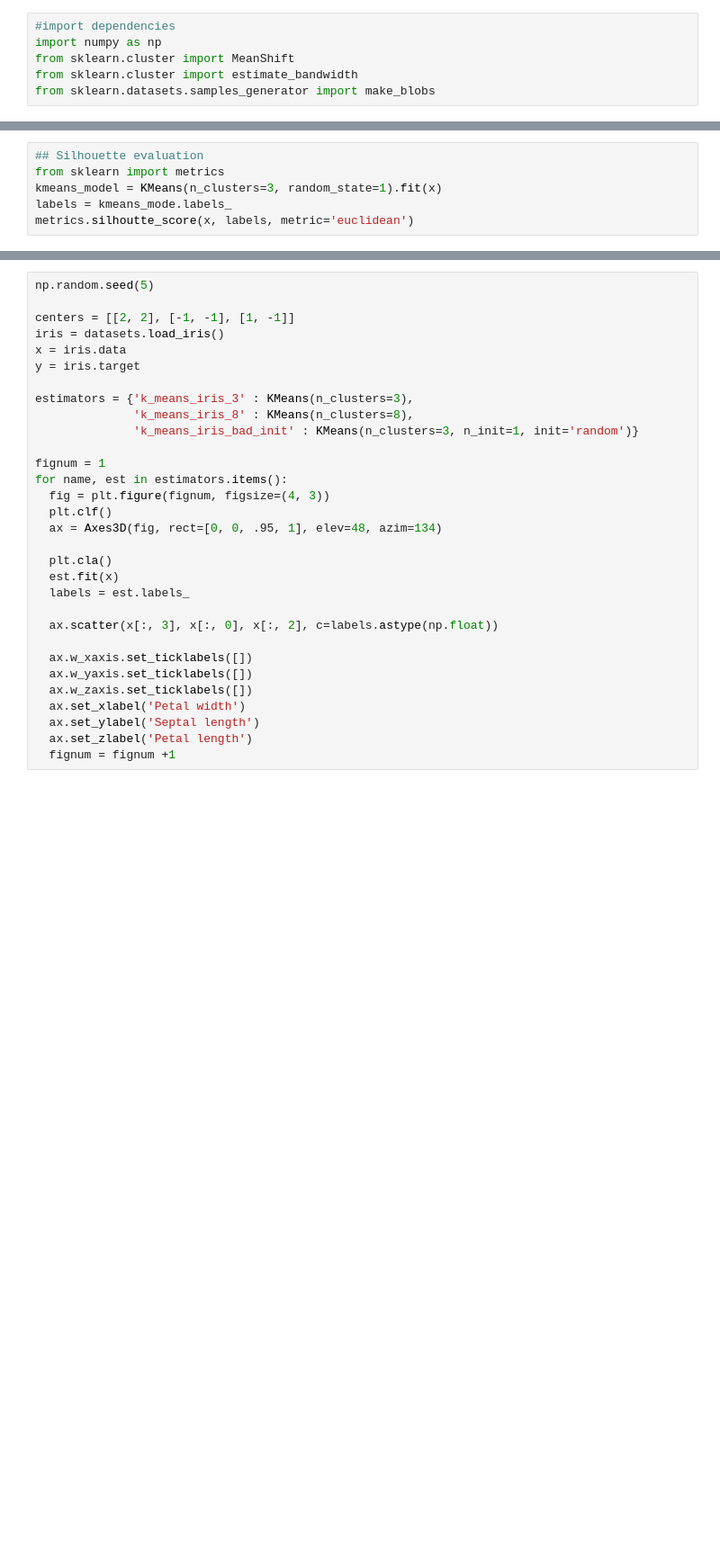
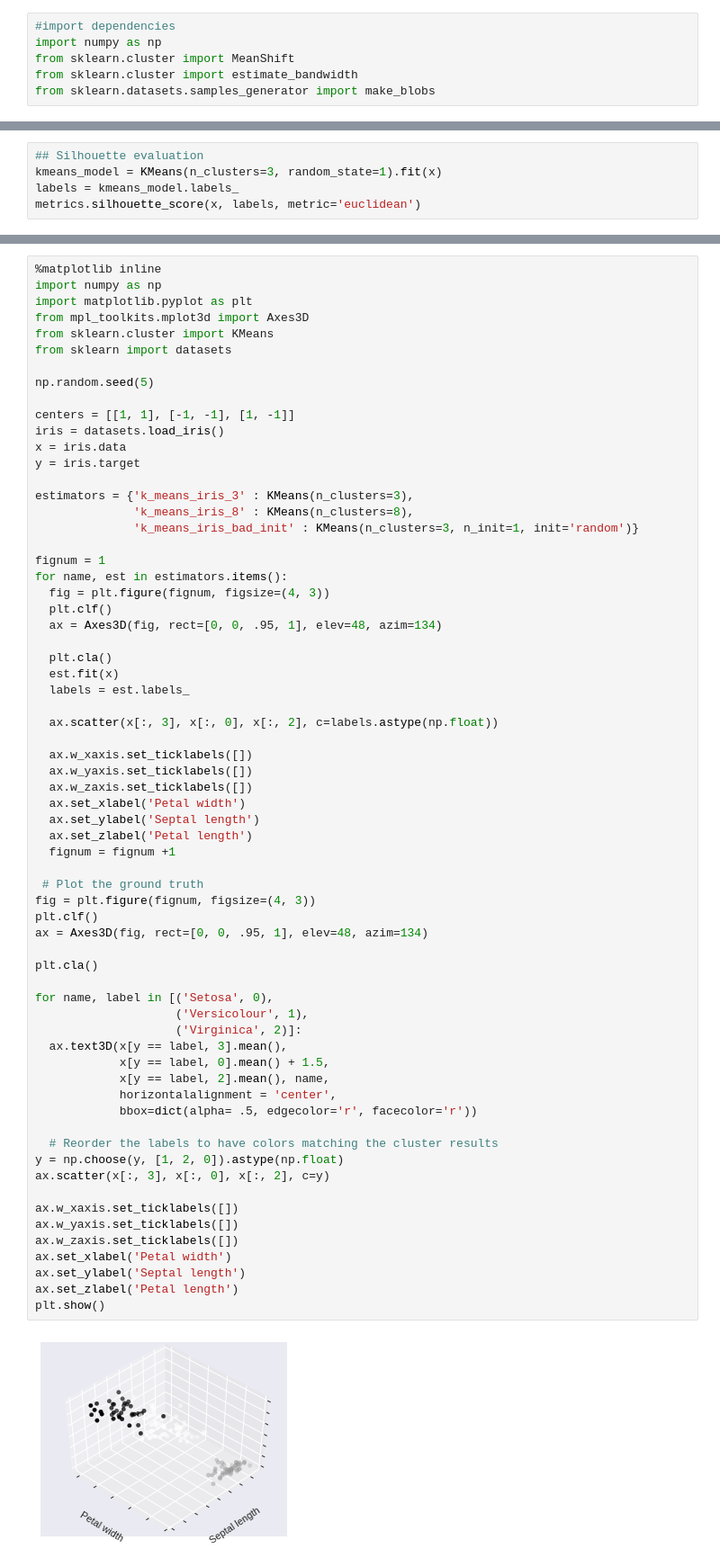
Before and after one commit to lutherkhill/iris_clustering, a Jupyter notebook: clustering.ipynb, the cells around one changed output, grey strips where cells are left out. Shown at 90% size. Drawn from its saved outputs; the diff is of its cells as text; blank space fills up the shorter version.

```diff
--- a/clustering.ipynb
+++ b/clustering.ipynb
@@ -43,6 +54,5 @@ for k, col in zip(range(n_clusters_), colors):
 # %%
 ## Silhouette evaluation
-from sklearn import metrics
 kmeans_model = KMeans(n_clusters=3, random_state=1).fit(x)
-labels = kmeans_mode.labels_
-metrics.silhoutte_score(x, labels, metric='euclidean')
+labels = kmeans_model.labels_
+metrics.silhouette_score(x, labels, metric='euclidean')
@@ -55,31 +61,68 @@ from sklearn import datasets
 # %%
+%matplotlib inline
+import numpy as np
+import matplotlib.pyplot as plt
+from mpl_toolkits.mplot3d import Axes3D
+from sklearn.cluster import KMeans
+from sklearn import datasets
+
 np.random.seed(5)
 
-centers = [[2, 2], [-1, -1], [1, -1]]
+centers = [[1, 1], [-1, -1], [1, -1]]
 iris = datasets.load_iris()
 x = iris.data
 y = iris.target
 
 estimators = {'k_means_iris_3' : KMeans(n_clusters=3),
               'k_means_iris_8' : KMeans(n_clusters=8),
               'k_means_iris_bad_init' : KMeans(n_clusters=3, n_init=1, init='random')}
 
 fignum = 1
 for name, est in estimators.items():
   fig = plt.figure(fignum, figsize=(4, 3))
   plt.clf()
   ax = Axes3D(fig, rect=[0, 0, .95, 1], elev=48, azim=134)
 
   plt.cla()
   est.fit(x)
   labels = est.labels_
 
   ax.scatter(x[:, 3], x[:, 0], x[:, 2], c=labels.astype(np.float))
 
   ax.w_xaxis.set_ticklabels([])
   ax.w_yaxis.set_ticklabels([])
   ax.w_zaxis.set_ticklabels([])
   ax.set_xlabel('Petal width')
   ax.set_ylabel('Septal length')
   ax.set_zlabel('Petal length')
   fignum = fignum +1
+
+ # Plot the ground truth
+fig = plt.figure(fignum, figsize=(4, 3))
+plt.clf()
+ax = Axes3D(fig, rect=[0, 0, .95, 1], elev=48, azim=134)
+
+plt.cla()
+
+for name, label in [('Setosa', 0),
+                    ('Versicolour', 1),
+                    ('Virginica', 2)]:
+  ax.text3D(x[y == label, 3].mean(),
+            x[y == label, 0].mean() + 1.5,
+            x[y == label, 2].mean(), name,
+            horizontalalignment = 'center',
+            bbox=dict(alpha= .5, edgecolor='r', facecolor='r'))
+
+  # Reorder the labels to have colors matching the cluster results
+y = np.choose(y, [1, 2, 0]).astype(np.float)
+ax.scatter(x[:, 3], x[:, 0], x[:, 2], c=y)
+
+ax.w_xaxis.set_ticklabels([])
+ax.w_yaxis.set_ticklabels([])
+ax.w_zaxis.set_ticklabels([])
+ax.set_xlabel('Petal width')
+ax.set_ylabel('Septal length')
+ax.set_zlabel('Petal length')
+plt.show()
+# %% [output]
+[figure, added]
```
Also changed, not shown: parts of 10 cells of this notebook.
